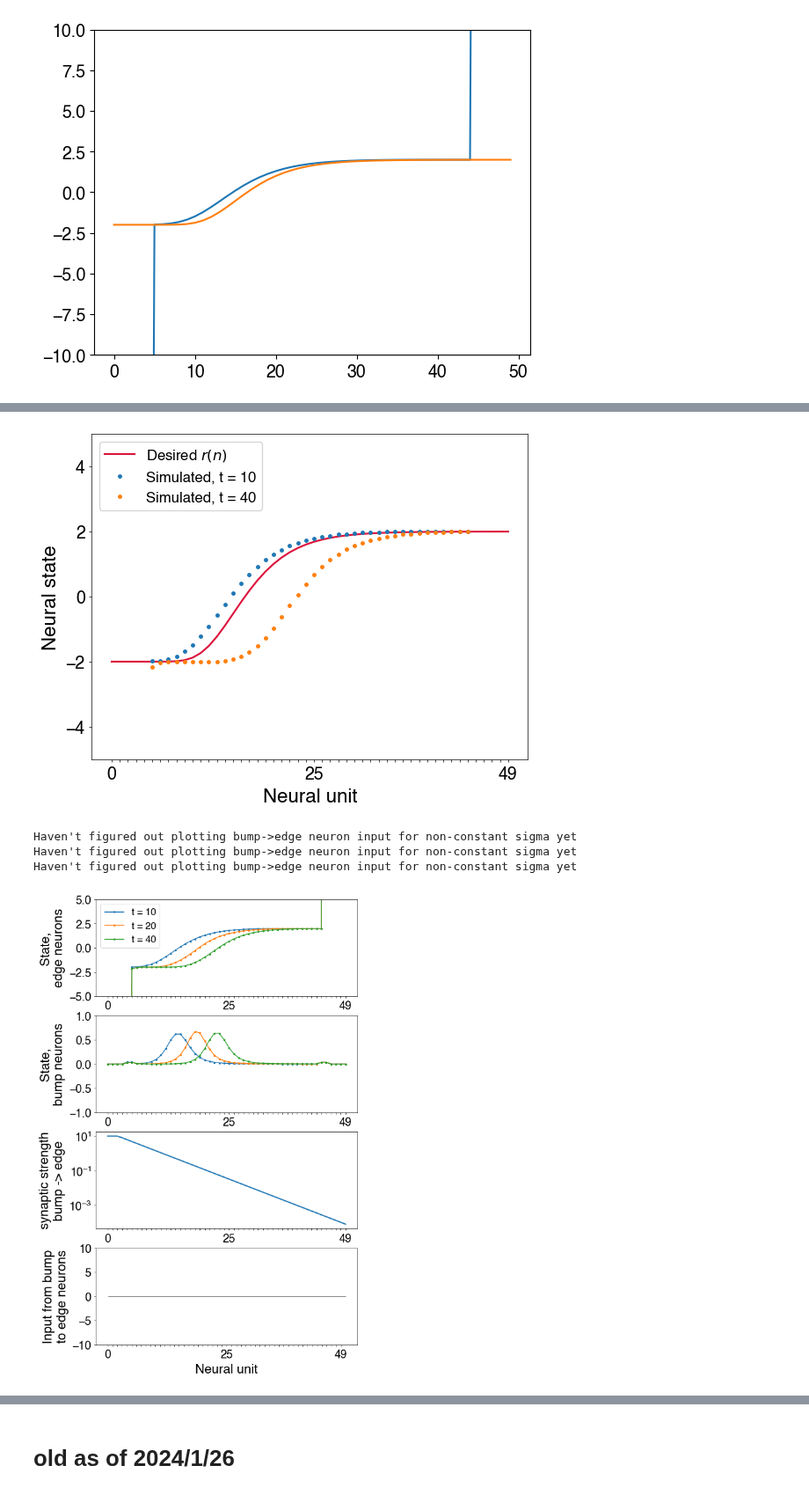
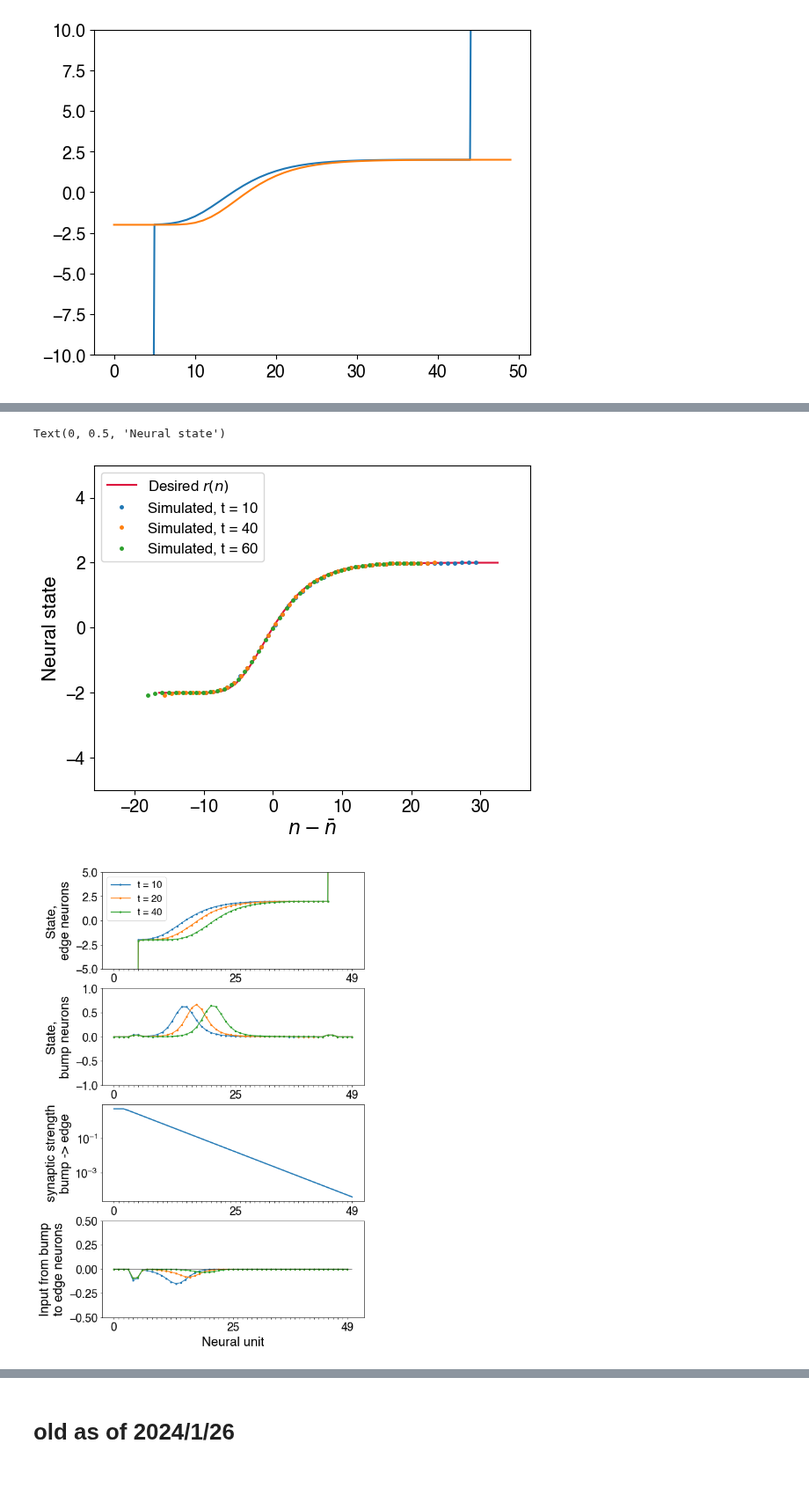
Before and after one commit to Collective-Logic-Lab/laplace-decisions, a Jupyter notebook: develop-exponential-decay-translation.ipynb, the cells around one changed output, grey strips where cells are left out. Shown at 88% size. Saved outputs shown, nothing was run; the diff lists cells and outputs as text; code cells hidden in the pictures.

```diff
--- a/develop-exponential-decay-translation.ipynb
+++ b/develop-exponential-decay-translation.ipynb
@@ -41,10 +41,10 @@ J_edge_bump = 1
 # strength of feedback from bump to edge neurons varies with n
 t_0 = 10. #10. #1. (1. used for 231117 plots) #0.1 #0.5
 J_bump_edge_max = 10 #0.2 #10 # to avoid instability
-J_bump_edge_scale_factor = 1 #2 #0.1 #0.5 #0.9 (0.9 used for 231117 plots)
+J_bump_edge_scale_factor = 0.5 # *** 1 #2 #0.1 #0.5 #0.9 (0.9 used for 231117 plots)
 J_bump_edge = [ -J_bump_edge_scale_factor*min(1./t_0*1./delta_z*np.exp(-delta_z*(n-n_0)),
                                               J_bump_edge_max) for n in range(Npopulation) ]
-kernel_width = 2 #1 # 0.1 # (set to default 2 for 231117 plots)
+#kernel_width = 2 #1 # 0.1 # (set to default 2 for 231117 plots)
 nonlinearity = np.tanh #lambda x: 2*np.heaviside(x,0.5) - 1 # np.tanh
 # 2024/1/26 set sigma to 1 for all synapses except edge->edge
 sigma_edge = 0.5
@@ -55,7 +55,7 @@ sigma = np.block([[sigma_edge*sigma_default, sigma_default],
 net = laplace_network(Npopulation,J,
                       J_edge_bump=J_edge_bump,
                       J_bump_edge=J_bump_edge,
-                      kernel_width=kernel_width,
+                      #kernel_width=kernel_width,
                       nonlinearity=nonlinearity,
                       sigma=sigma)
 
@@ -151,21 +151,28 @@ nice_neuron_xlabels(Npopulation)
 # %%
+# compare simulated shape of edge to desired shape
+
 nList = np.arange(0,Npopulation)
 t = 20 #1 #20
-plt.plot(nList,net.J*(2*desiredEdgeRates(nList,edge_t,delta_z=1/4,n_0=n_0)-1),
+desired_edge_shape = net.J*(2*desiredEdgeRates(nList,edge_t,delta_z=1/4,n_0=n_0)-1)
+desired_edge_offset = find_edge_location(desired_edge_shape)[0]
+plt.plot(nList-desired_edge_offset,desired_edge_shape,
          label='Desired $r(n)$',
          color='crimson')
 
-for t in [10,40,]:
-    plt.plot(states.loc[t]['Neuron 0':'Neuron {}'.format(Npopulation-1)],
+for t in [10,40,60]:
+    edge_offset = find_edge_location(states.loc[t])[0]
+    plt.plot(nList - edge_offset,
+             states.loc[t]['Neuron 0':'Neuron {}'.format(Npopulation-1)],
                  '.',label="Simulated, t = {}".format(t),lw=1,ms=5)
 plt.axis(ymin=-5,ymax=+5)
 plt.legend()
-plt.xlabel('Neural unit')
+plt.xlabel('$n - \\bar n$')
 plt.ylabel('Neural state')
-nice_neuron_xlabels(Npopulation)
+#nice_neuron_xlabels(Npopulation)
 
 # plt.plot(nList,desiredBumpRates(nList,t,delta_z=1/2),
 #          label='Desired $dr(n)/dn$',
 #          color='crimson',ls='--')
 # %% [output]
+Text(0, 0.5, 'Neural state')
-[figure, old version]
+[figure, new version]
@@ -203,40 +212,42 @@ defaultFigure.makePretty()
 #plt.axis(ymin=minState,ymax=maxState)
 plt.axis(ymin=-1,ymax=+1)
 
 # interaction strength from bump to edge neurons
 plt.subplot(4,1,3)
 plt.plot(-np.array(J_bump_edge))
 plt.ylabel('synaptic strength\nbump -> edge')
 #plt.xlabel('Neural unit')
 plt.yscale('log')
 nice_neuron_xlabels(net.Npopulation)
 
 # input from bump neurons to edge neurons
 plt.subplot(4,1,4)
 for t in times:
     if np.shape(net.sigma) == (net.Ntotal,net.Ntotal):
         #activities = [ np.tanh(np.tile(np.array(states.loc[i]),(net.Ntotal,1))/net.sigma) for i in states.index ]
         #bumpActivities = np.array(activities)[Npopulation:2*Npopulation-1]
-        print("Haven't figured out plotting bump->edge neuron input for non-constant sigma yet")
+        #print("Haven't figured out plotting bump->edge neuron input for non-constant sigma yet")
+        activities_t = np.tanh(np.tile(states.loc[t],(net.Ntotal,1))/net.sigma) # (NtotalxNtotal)
+        bump_to_edge_activities = activities_t[:Npopulation,Npopulation:2*Npopulation] # (NpopulationxNpopulation)
+        bump_to_edge_input = np.sum(net.bump_edge_Jmat*np.array(bump_to_edge_activities),axis=1) # (N)
+        bump_to_edge_input = pd.Series(bump_to_edge_input,index=states.columns[:Npopulation])
     else:
         activities = np.tanh(states/net.sigma)
+
         bumpActivities = activities.loc[t]['Neuron {}'.format(Npopulation):'Neuron {}'.format(2*Npopulation-1)]
         bump_to_edge_input = np.dot(bumpActivities,net.bump_edge_Jmat)
-        plt.plot(bump_to_edge_input,'.-',label="t = {}".format(t),lw=1,ms=3)
+    plt.plot(bump_to_edge_input,'.-',label="t = {}".format(t),lw=1,ms=3)
 plt.hlines(0,0,50,color='k',lw=0.5)
 plt.xlabel('Neural unit')
 plt.ylabel('Input from bump\nto edge neurons')
 nice_neuron_xlabels(net.Npopulation)
-plt.axis(ymin=-10,ymax=+10)
+plt.axis(ymin=-0.5,ymax=+0.5)
 
 
 plt.subplots_adjust(bottom=0.1,top=0.95,left=0.2,right=0.95)
 #plt.savefig('231117_self_sustained_edge_decaying_velocity.pdf')
 # %% [output]
-Haven't figured out plotting bump->edge neuron input for non-constant sigma yet
-Haven't figured out plotting bump->edge neuron input for non-constant sigma yet
-Haven't figured out plotting bump->edge neuron input for non-constant sigma yet
-[figure, old version]
+[figure, new version]
 # %%
 # plot edge location versus time
 plt.plot(states.index,[find_edge_location(states.loc[i])[0] for i in states.index],'.',label='Simulation')
```
Also changed, not shown: parts of 4 cells of this notebook.
